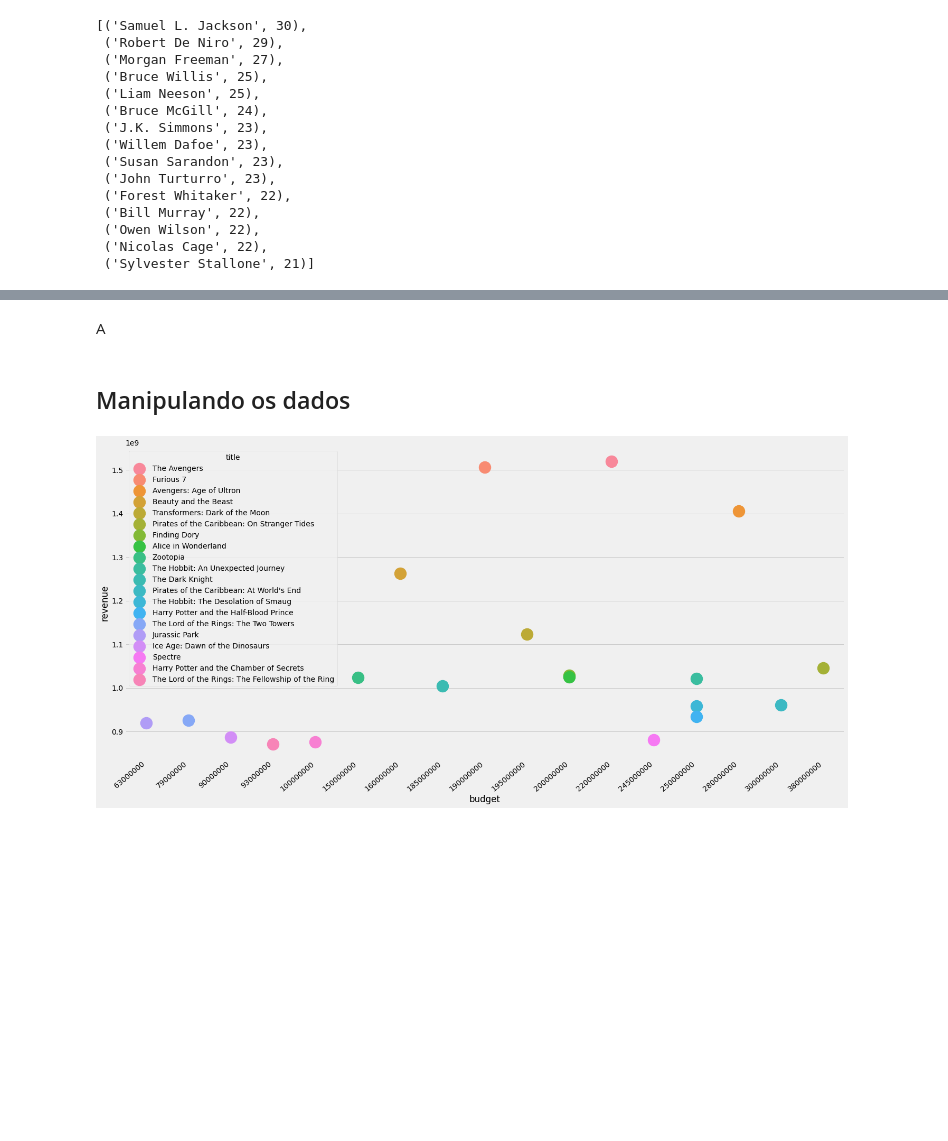
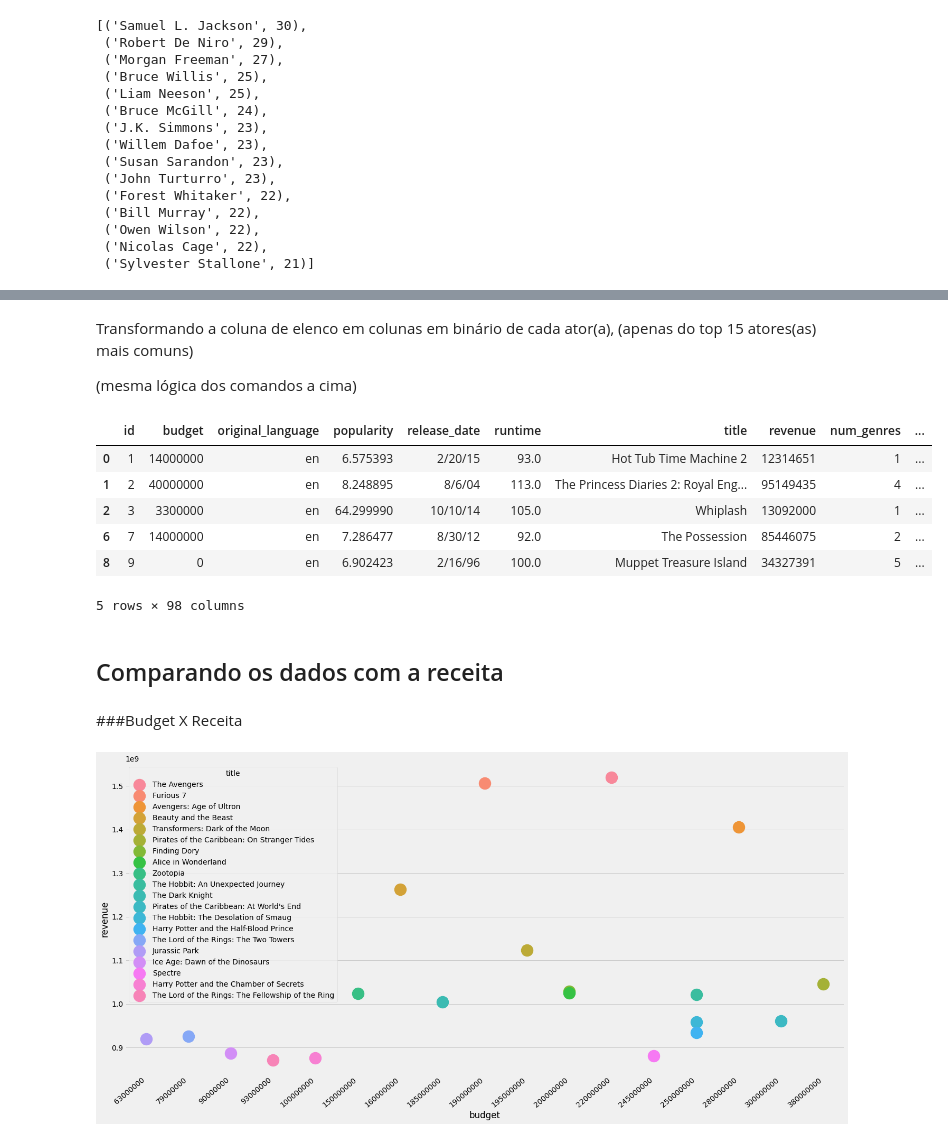
Before and after one commit to GsCatalani/trabalho2Lp, a Jupyter notebook: Trabalho2.ipynb, the cells around one changed output, grey strips where cells are left out. Saved outputs shown, nothing was run; the diff lists cells and outputs as text; code cells hidden in the pictures; blank space fills up the shorter version.

```diff
--- a/Trabalho2.ipynb
+++ b/Trabalho2.ipynb
@@ -803,19 +817,21 @@ A
 # %%
 text = ' '.join([i for j in produtoras for i in j])
 
-treino_copia['num_countries'] = treino_copia['production_countries'].apply(lambda x: len(x) if x != {} else 0)
-treino_copia['all_countries'] = treino_copia['production_countries'].apply(lambda x: ' '.join(sorted([i['name'] for i in x])) if x != {} else '')
+treino['num_countries'] = treino['production_countries'].apply(lambda x: len(x) if x != {} else 0)
+treino['all_countries'] = treino['production_countries'].apply(lambda x: ' '.join(sorted([i['name'] for i in x])) if x != {} else '')
 top_countries = [m[0] for m in Counter([i for j in paises for i in j]).most_common(25)]
 for g in top_countries:
-    treino_copia['production_country_' + g] = treino_copia['all_countries'].apply(lambda x: 1 if g in x else 0)
+    treino['production_country_' + g] = treino['all_countries'].apply(lambda x: 1 if g in x else 0)
 
-teste_copia['num_countries'] = teste_copia['production_countries'].apply(lambda x: len(x) if x != {} else 0)
-teste_copia['all_countries'] = teste_copia['production_countries'].apply(lambda x: ' '.join(sorted([i['name'] for i in x])) if x != {} else '')
+teste['num_countries'] = teste['production_countries'].apply(lambda x: len(x) if x != {} else 0)
+teste['all_countries'] = teste['production_countries'].apply(lambda x: ' '.join(sorted([i['name'] for i in x])) if x != {} else '')
 for g in top_countries:
-    teste_copia['production_country_' + g] = teste_copia['all_countries'].apply(lambda x: 1 if g in x else 0)
+    teste['production_country_' + g] = teste['all_countries'].apply(lambda x: 1 if g in x else 0)
 
-treino_copia = treino_copia.drop(['production_countries', 'all_countries'], axis=1)
-teste_copia = teste_copia.drop(['production_countries', 'all_countries'], axis=1)
+treino = treino.drop(['production_countries', 'all_countries'], axis=1)
+teste = teste.drop(['production_countries', 'all_countries'], axis=1)
-# %% [markdown]
-A
+# %% [markdown]
+Transformando a coluna de elenco em colunas em binário de cada ator(a), (apenas do top 15 atores(as) mais comuns)
+
+(mesma lógica dos comandos a cima)
 # %%
@@ -840,4 +852,16 @@ A
+# %%
+treino.head(5)
+# %% [output]
+|  | id | budget | original_language | popularity | release_date | runtime | title | revenue | num_genres | ... |
+| 0 | 1 | 14000000 | en | 6.575393 | 2/20/15 | 93.0 | Hot Tub Time Machine 2 | 12314651 | 1 | ... |
+| 1 | 2 | 40000000 | en | 8.248895 | 8/6/04 | 113.0 | The Princess Diaries 2: Royal Eng... | 95149435 | 4 | ... |
+| 2 | 3 | 3300000 | en | 64.299990 | 10/10/14 | 105.0 | Whiplash | 13092000 | 1 | ... |
+| 6 | 7 | 14000000 | en | 7.286477 | 8/30/12 | 92.0 | The Possession | 85446075 | 2 | ... |
+| 8 | 9 | 0 | en | 6.902423 | 2/16/96 | 100.0 | Muppet Treasure Island | 34327391 | 5 | ... |
+5 rows × 98 columns
 # %% [markdown]
-## Manipulando os dados
+## Comparando os dados com a receita
+# %% [markdown]
+###Budget X Receita
 # %%
 plt.figure(figsize=(20,10))
```
Also changed, not shown: parts of 46 cells of this notebook.
